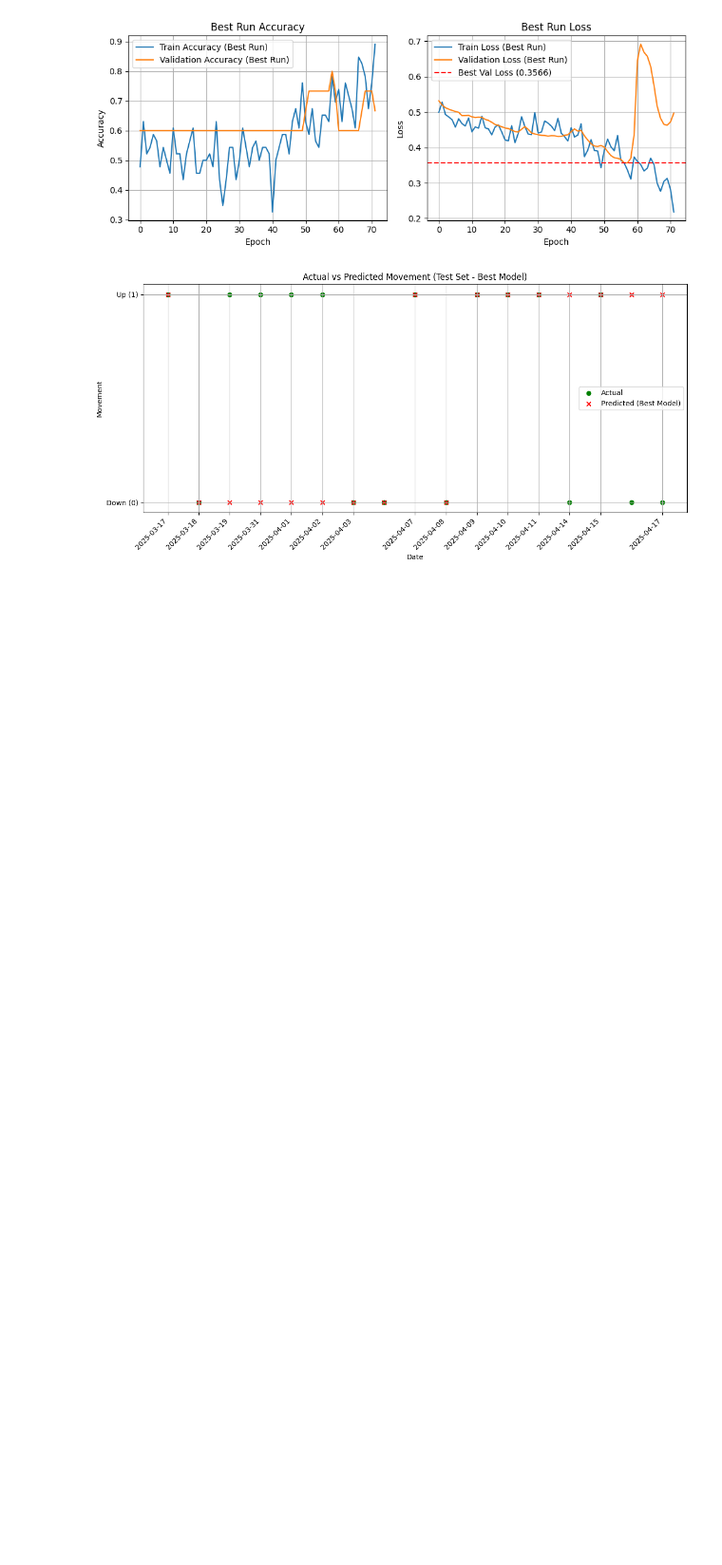
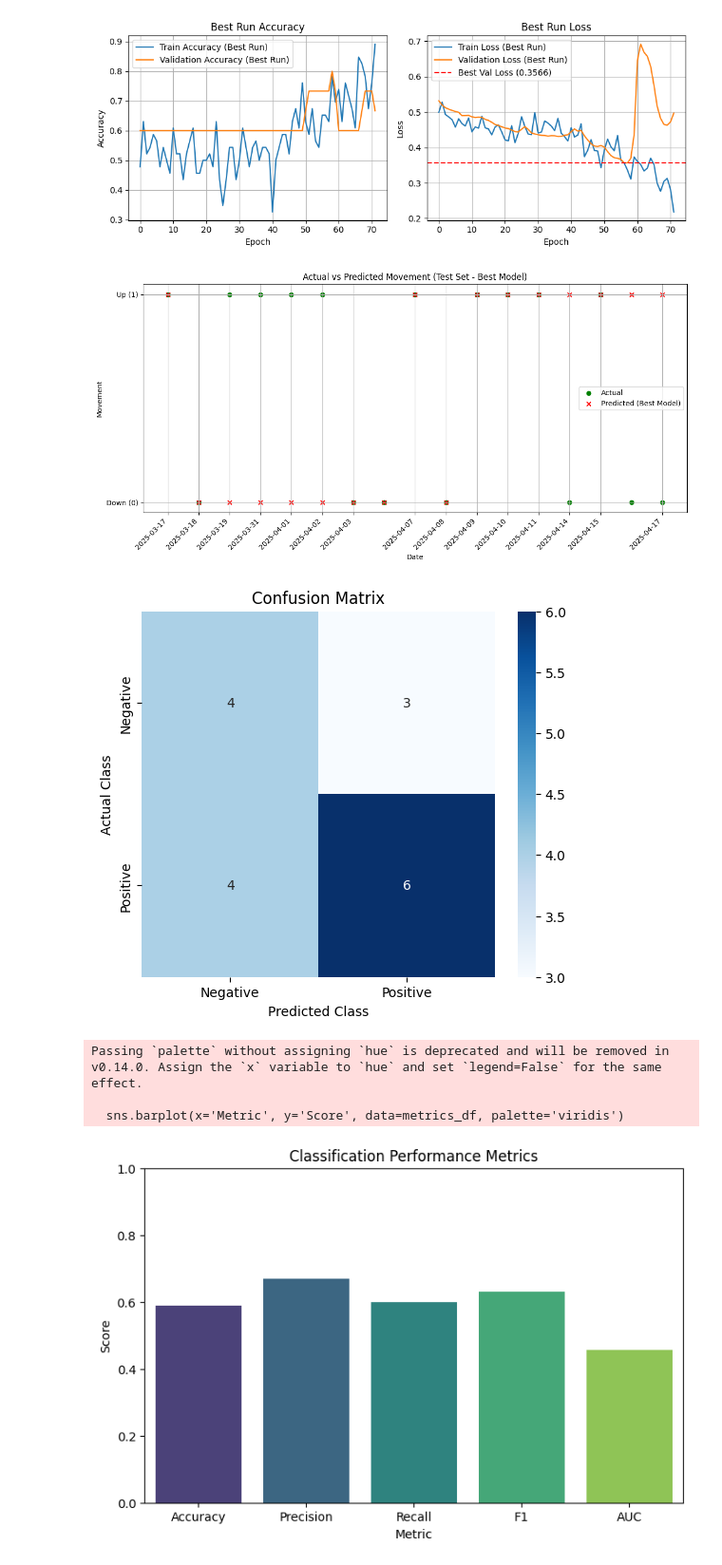
Before and after one commit to jonathanermias/RedditStocks_v2.0, a Jupyter notebook: app/LSTM - Jonathan.ipynb, the cells around one changed output. Shown at 95% size. Cells and saved outputs as stored; diff of their text form; code cells hidden in the pictures; blank space fills up the shorter version.

```diff
--- a/app/LSTM - Jonathan.ipynb
+++ b/app/LSTM - Jonathan.ipynb
@@ -456,3 +505,44 @@ else:
     print("Skipping date plot as 'date_only_stock' column not found or no best model available.")
 # %% [output]
 [figure]
+# %%
+import pandas as pd
+import numpy as np
+import matplotlib.pyplot as plt
+import seaborn as sns
+
+# Confusion Matrix Data
+confusion_matrix_data = np.array([[4, 3], [4, 6]])
+classes = ['Negative', 'Positive']
+
+# Create Confusion Matrix Heatmap
+plt.figure(figsize=(6, 5))
+sns.heatmap(confusion_matrix_data, annot=True, fmt='d', cmap='Blues', xticklabels=classes, yticklabels=classes)
+plt.xlabel('Predicted Class')
+plt.ylabel('Actual Class')
+plt.title('Confusion Matrix')
+plt.savefig('../data/images/aapl_LST_CM.png')
+plt.show()
+
+
+# Classification Metrics Data
+metrics_data = {
+    'Metric': ['Accuracy', 'Precision', 'Recall', 'F1', 'AUC'],
+    'Score': [0.5882, 0.67, 0.60, 0.63, 0.4571]
+}
+metrics_df = pd.DataFrame(metrics_data)
+
+# Create Classification Metrics Bar Chart
+plt.figure(figsize=(8, 5))
+sns.barplot(x='Metric', y='Score', data=metrics_df, palette='viridis')
+plt.ylabel('Score')
+plt.title('Classification Performance Metrics')
+plt.ylim(0, 1) # Set y-axis limit for better comparison of scores
+plt.savefig('../data/images/aapl_LST_Class_Metrics.png')
+plt.show()
+# %% [output]
+[figure, added]
+Passing `palette` without assigning `hue` is deprecated and will be removed in v0.14.0. Assign the `x` variable to `hue` and set `legend=False` for the same effect.
+
+  sns.barplot(x='Metric', y='Score', data=metrics_df, palette='viridis')
+[figure, added]
```
Also changed, not shown: parts of 9 cells of this notebook, 5 other files.
